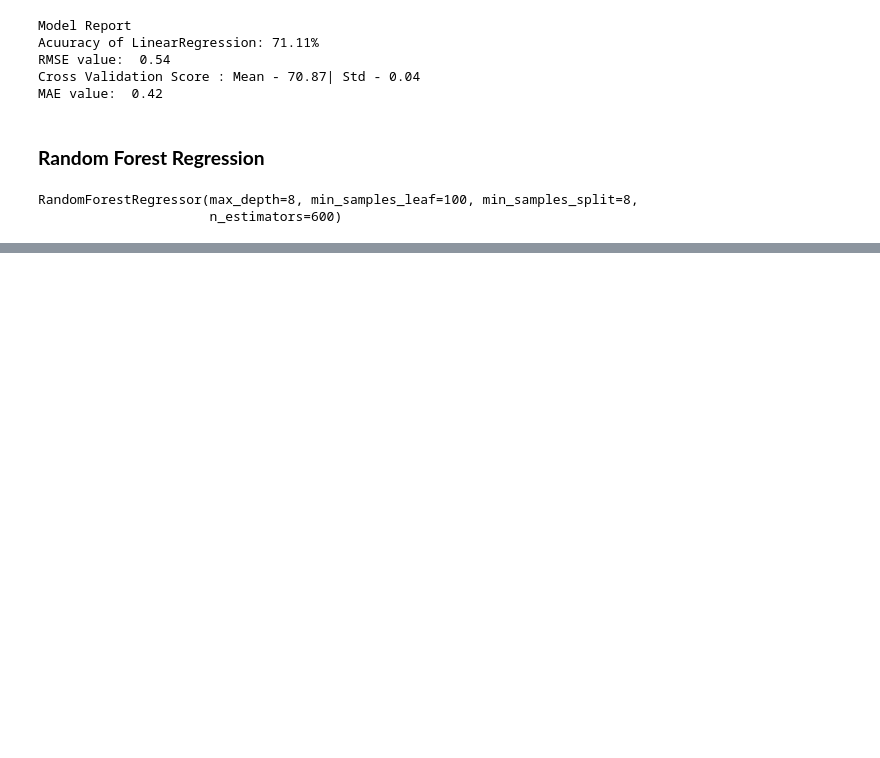
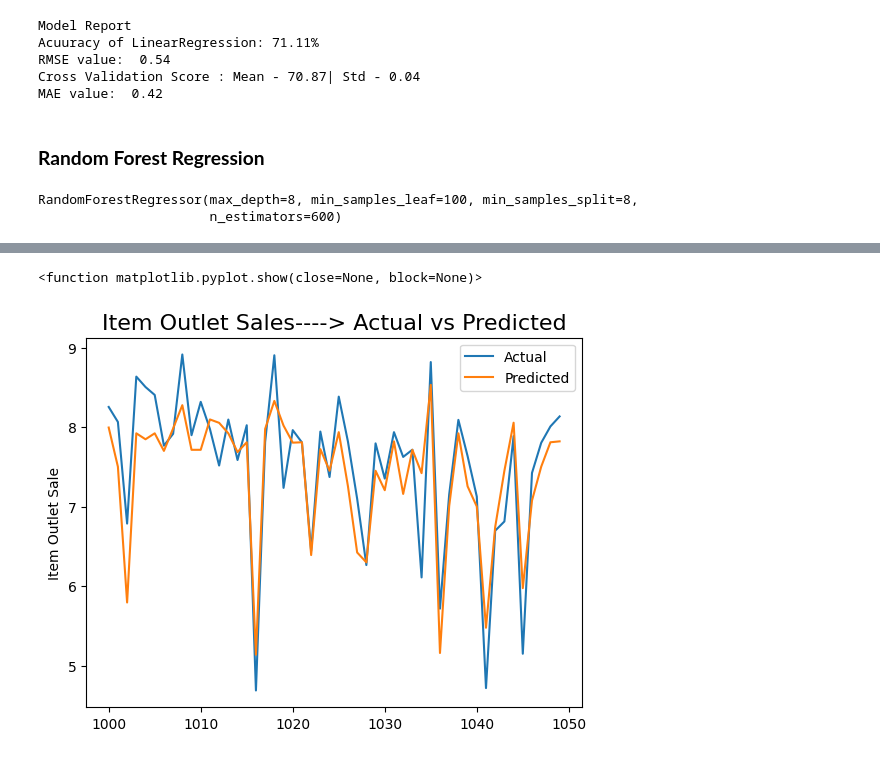
Before and after one commit to prateekkosta/Big-Mart-sales-analysis-, a Jupyter notebook: BigMart_Data_Analysis.ipynb, the cells around one changed output, grey strips where cells are left out. Cells and saved outputs as stored; diff of their text form; code cells hidden in the pictures; blank space fills up the shorter version.

```diff
--- a/BigMart_Data_Analysis.ipynb
+++ b/BigMart_Data_Analysis.ipynb
@@ -778,0 +790,3 @@ MAE value:  0.41
+# %%
+XG.fit(x_train, y_train)
+XG.score(x_test, y_test)
@@ -778,0 +818,6 @@ MAE value:  0.41
+# %%
+y_preds_random= XG.predict(x_test)
+# %%
+pred_xgb= pd.DataFrame(y_preds_random, columns= ['predicted_xgb'])
+true_values= list(y_test.values)
+pred_xgb['true_value']= true_values
@@ -778,0 +853,15 @@ MAE value:  0.41
+# %%
+comp= pred_xgb
+comp= comp.iloc[1000:1050]
+true_value= comp['true_value']
+predicted_values= comp['predicted_xgb']
+# %%
+plt.plot(true_value)
+plt.plot(predicted_values)
+plt.ylabel('Item Outlet Sale')
+plt.legend(['Actual', "Predicted"])
+plt.title('Item Outlet Sales----> Actual vs Predicted', fontsize= 16)
+plt.show
+# %% [output]
+<function matplotlib.pyplot.show(close=None, block=None)>
+[figure, added]
```
Also changed, not shown: parts of 17 cells of this notebook.
